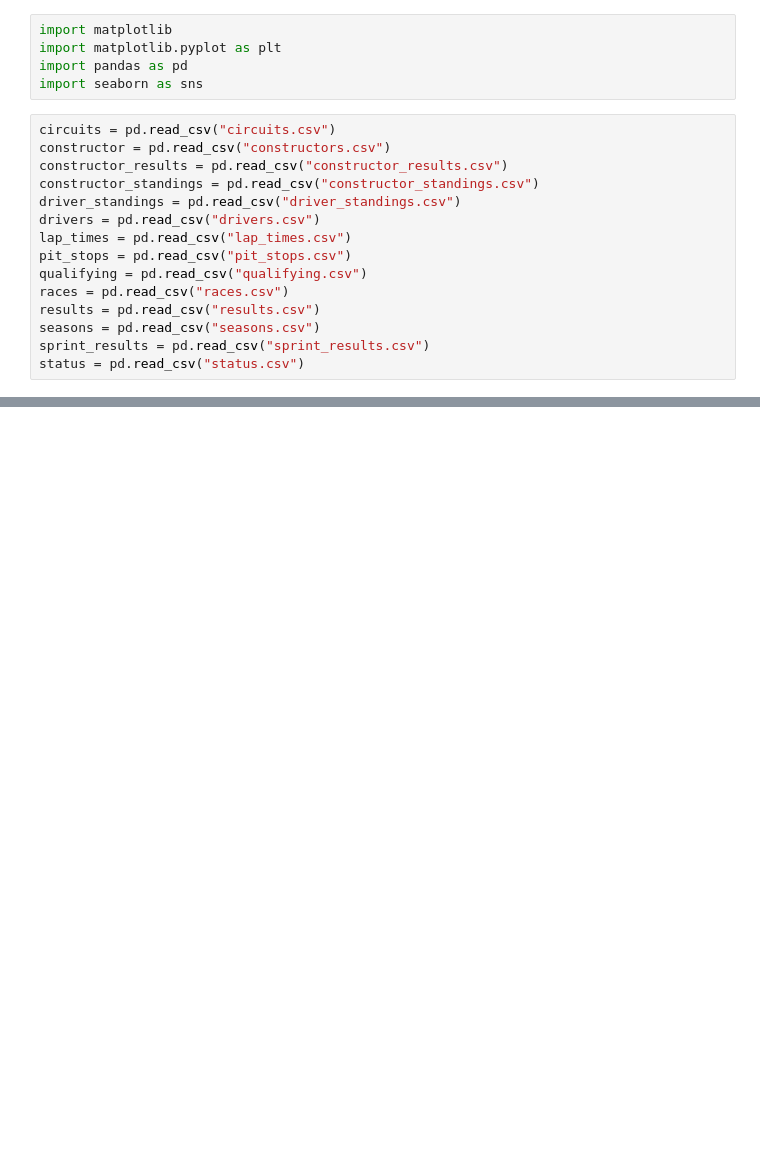
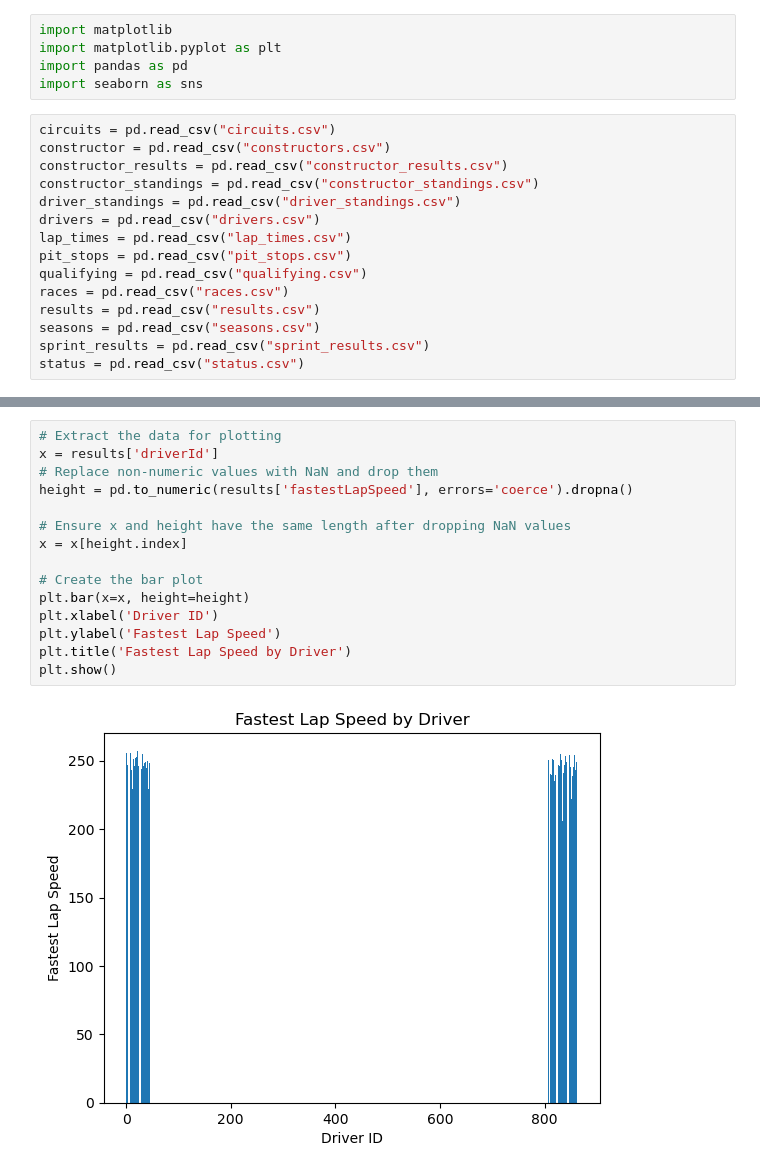
Before and after one commit to StephenOke/mat_328_final, a Jupyter notebook: test.ipynb, the cells around one changed output, grey strips where cells are left out. Drawn from its saved outputs; the diff is of its cells as text; blank space fills up the shorter version.

```diff
--- a/test.ipynb
+++ b/test.ipynb
@@ -36,0 +65,17 @@ constructor
+# %%
+# Extract the data for plotting
+x = results['driverId']
+# Replace non-numeric values with NaN and drop them
+height = pd.to_numeric(results['fastestLapSpeed'], errors='coerce').dropna()
+
+# Ensure x and height have the same length after dropping NaN values
+x = x[height.index]
+
+# Create the bar plot
+plt.bar(x=x, height=height)
+plt.xlabel('Driver ID')
+plt.ylabel('Fastest Lap Speed')
+plt.title('Fastest Lap Speed by Driver')
+plt.show()
+# %% [output]
+[figure, added]
```
Also changed, not shown: parts of 4 cells of this notebook, 16 other files.
